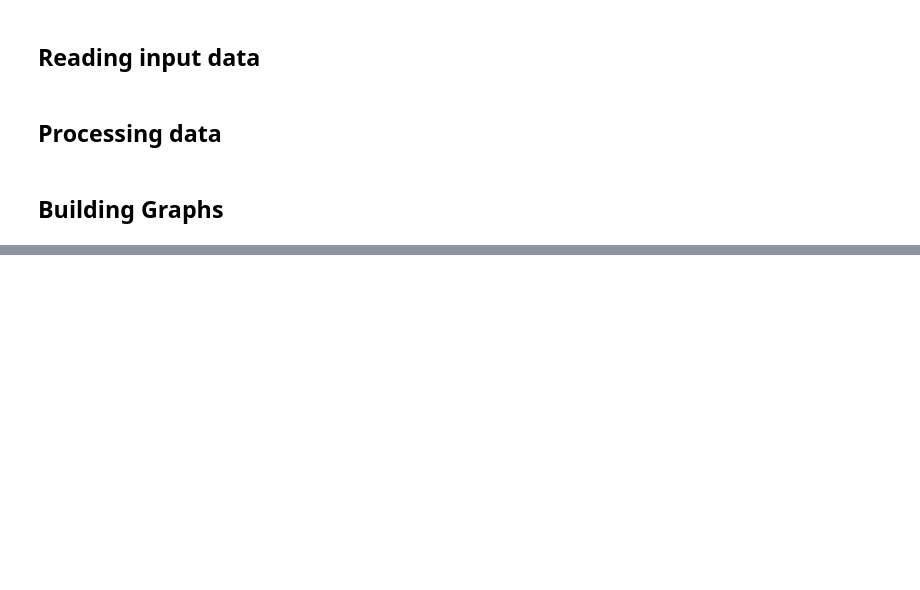
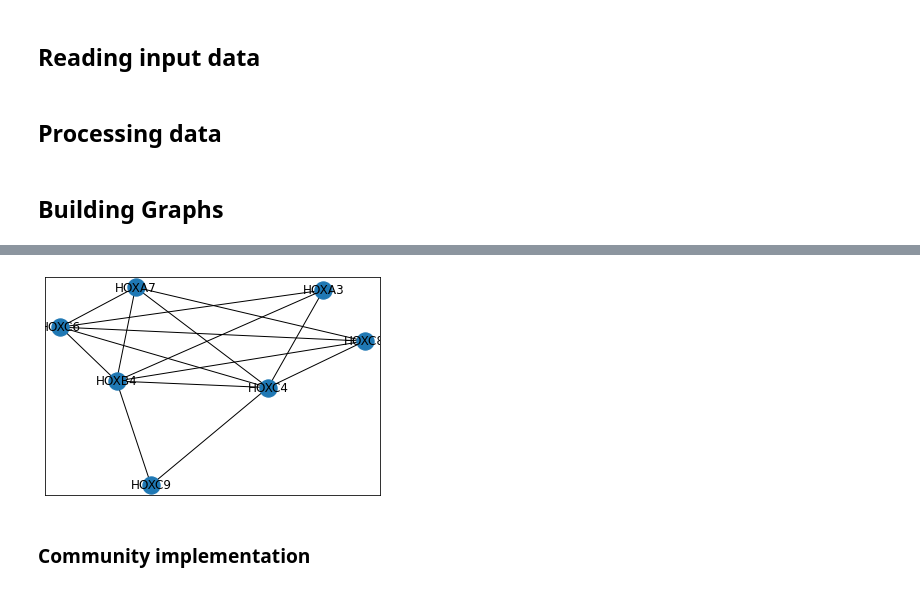
Before and after one commit to TreeTechDev/sgwfc-gene-python, a Jupyter notebook: workflow.ipynb, the cells around one changed output, grey strips where cells are left out. Cells and saved outputs as stored; diff of their text form; code cells hidden in the pictures; blank space fills up the shorter version.

```diff
--- a/workflow.ipynb
+++ b/workflow.ipynb
@@ -52,0 +93,6 @@ assert filteryellow.node2.isin(yellow_wgcna_genes.name).all()
+# %%
+networkx.draw_networkx(subgraphs[1])
+# %% [output]
+[figure, added]
+# %% [markdown]
+### Community implementation
```
Also changed, not shown: parts of 22 cells of this notebook, 1 other file.
